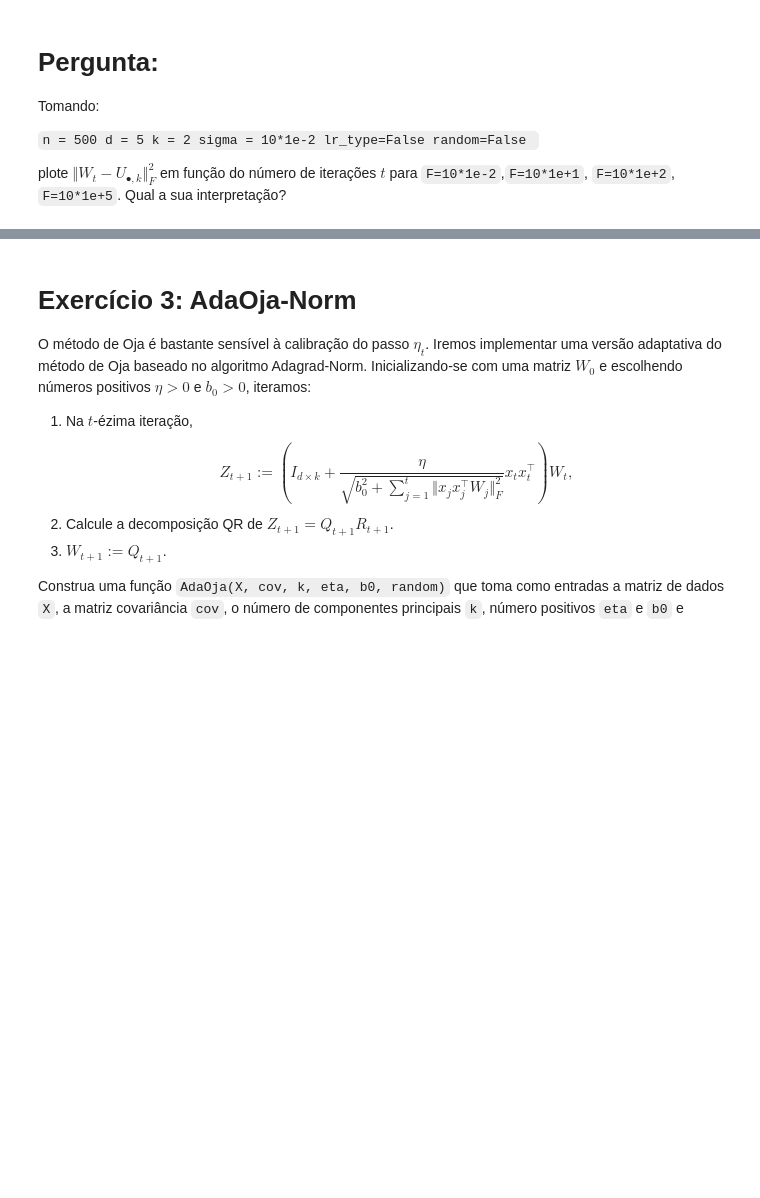
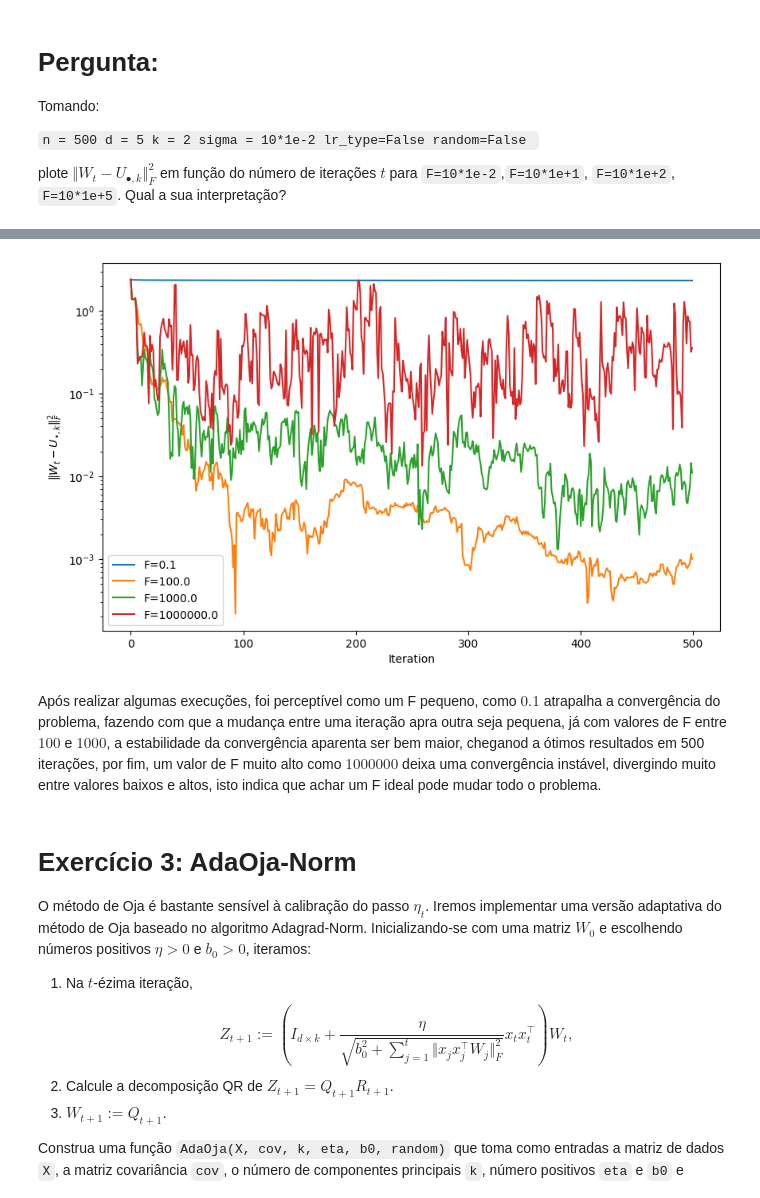
Before and after one commit to scrocha/otimizacao-OCD-2024, a Jupyter notebook: Atividade_08/streaming_PCA_Sillas.ipynb, the cells around one changed output, grey strips where cells are left out. Drawn from its saved outputs; the diff is of its cells as text; code cells hidden in the pictures; blank space fills up the shorter version.

```diff
--- a/Atividade_08/streaming_PCA_Sillas.ipynb
+++ b/Atividade_08/streaming_PCA_Sillas.ipynb
@@ -76,12 +76,12 @@ Construa uma função `spiked_covariance(n, d, k, sigma)` com entradas $n$ (o ta
 # %%
 #Escreva código aqui
 def spiked_covariance(n:int, d:int, k:int, sigma:float) -> tuple[np.ndarray, np.ndarray, np.ndarray, np.ndarray]:
-    A0 = la.qr(np.random.randn(d, k))[0]
+    A0 = la.qr(np.random.rand(d, k))[0]
 
     u = np.sort(np.random.rand(k))[::-1]
     w = u / u[0]
 
-    Sigma = A0 @ np.diag(np.power(w, 2)) @ A0.T + sigma**2 * np.eye(d)
+    Sigma = A0 @ np.diag(w**2) @ A0.T + sigma**2 * np.eye(d)
 
     X = np.random.multivariate_normal(np.zeros(d), Sigma, n)
 
@@ -183,3 +200,18 @@ plote $\Vert W_t - U_{\bullet,k}\Vert^2_F$ em função do número de iterações
+# %%
+plt.figure(figsize=(10, 6))
+
+for i in range(len(F_erros)):
+    plt.plot(F_erros[i], label=f'F={F_values[i]}')
+
+plt.xlabel('Iteration')
+plt.ylabel(r'$\Vert W_t - U_{\bullet,k}\Vert^2_F$')
+plt.yscale('log')
+plt.legend()
+plt.show()
+# %% [output]
+[figure, added]
+# %% [markdown]
+Após realizar algumas execuções, foi perceptível como um F pequeno, como $0.1$ atrapalha a convergência do problema, fazendo com que a mudança entre uma iteração apra outra seja pequena, já com valores de F entre $100$ e $1000$, a estabilidade da convergência aparenta ser bem maior, cheganod a ótimos resultados em 500 iterações, por fim, um valor de F muito alto como $1000000$ deixa uma convergência instável, divergindo muito entre valores baixos e altos, isto indica que achar um F ideal pode mudar todo o problema.
 # %% [markdown]
 # Exercício 3: AdaOja-Norm
 
```
Also changed, not shown: parts of 11 cells of this notebook.
